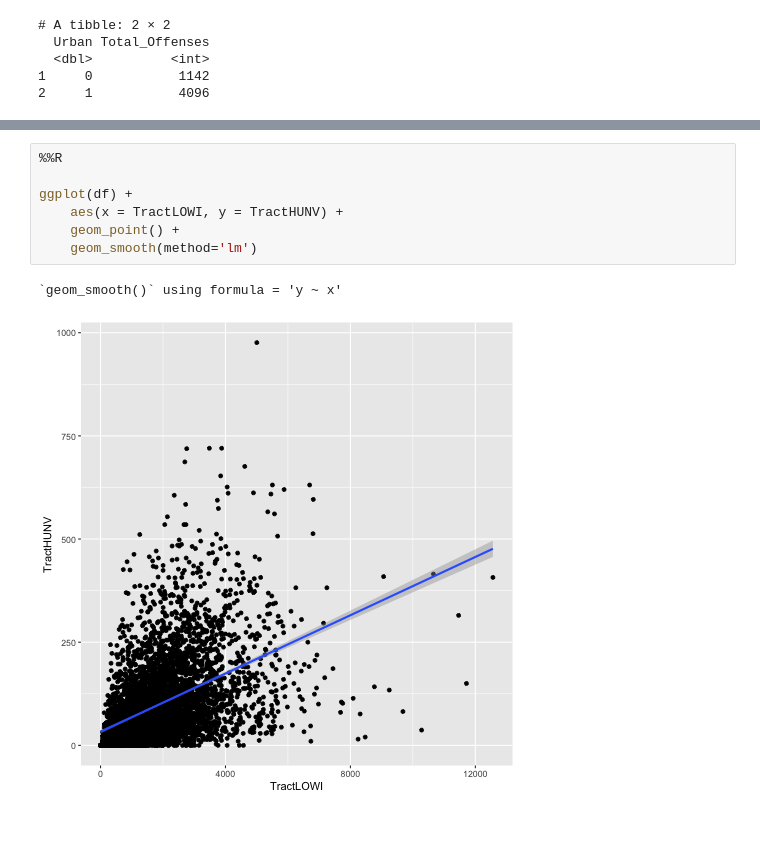
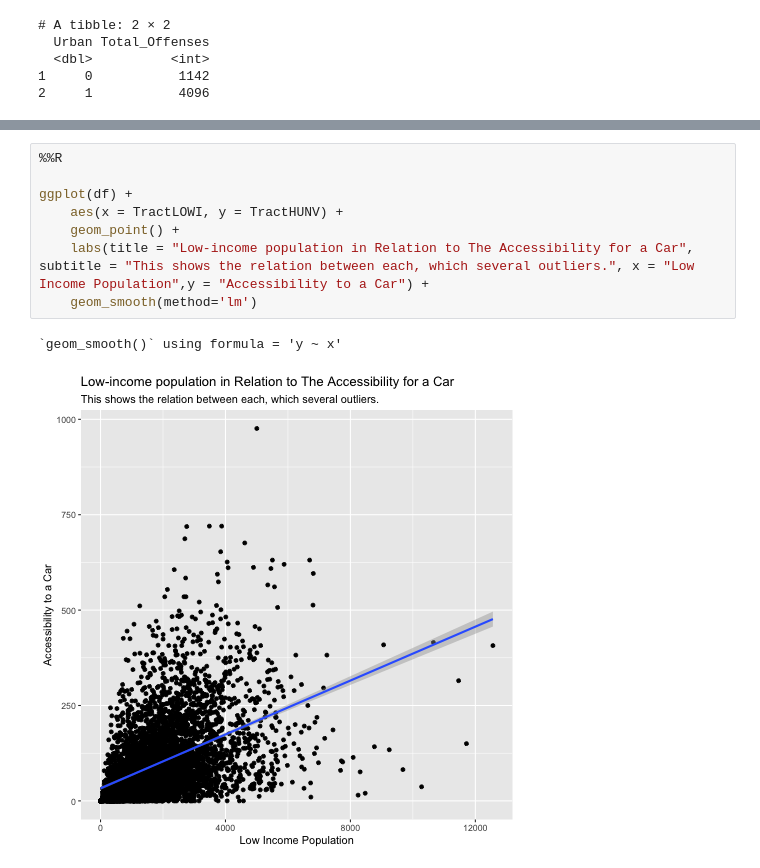
Before and after one commit to jcw2245/Statistical-Exploratory-Analysis-Memo, a Jupyter notebook: For_Pitch_Work.ipynb, the cells around one changed output, grey strips where cells are left out. Cells and saved outputs as stored; diff of their text form; blank space fills up the shorter version.

```diff
--- a/For_Pitch_Work.ipynb
+++ b/For_Pitch_Work.ipynb
@@ -134,10 +104,11 @@ F-statistic:  1401 on 1 and 5236 DF,  p-value: < 2.2e-16
 # %%
 %%R
 
 ggplot(df) +
 	aes(x = TractLOWI, y = TractHUNV) +
 	geom_point() +
+    labs(title = "Low-income population in Relation to The Accessibility for a Car", subtitle = "This shows the relation between each, which several outliers.", x = "Low Income Population",y = "Accessibility to a Car") +
 	geom_smooth(method='lm')
 # %% [output]
 `geom_smooth()` using formula = 'y ~ x'
-[figure, old version]
+[figure, new version]
```
Also changed, not shown: parts of 21 cells of this notebook.
